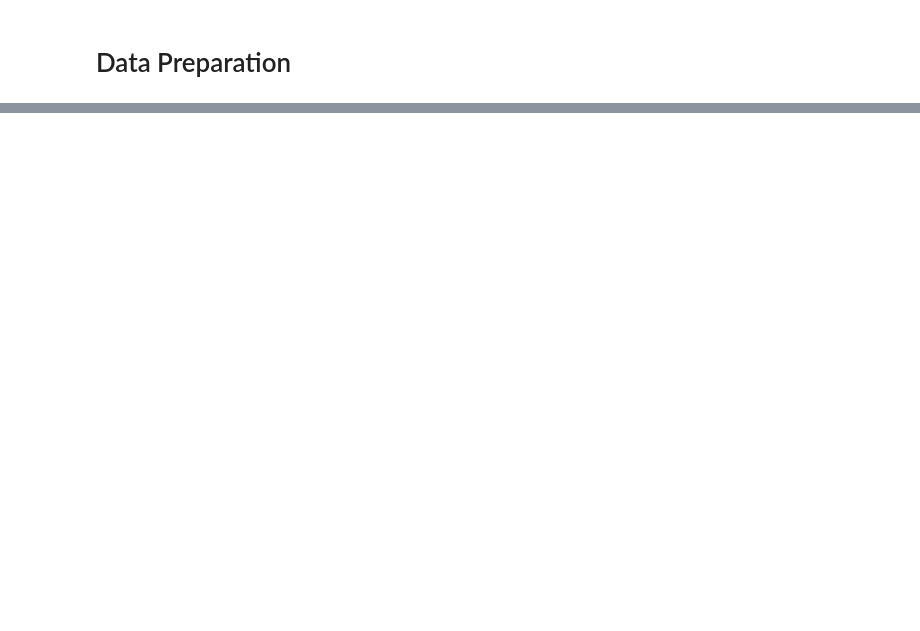
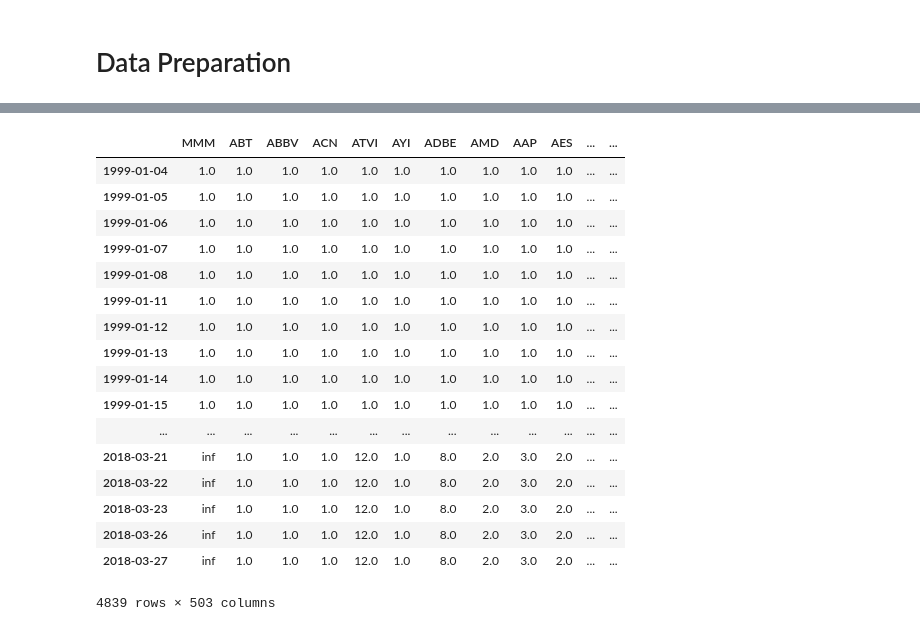
Before and after one commit to AbinavKumar/MLStockPortfolio, a Jupyter notebook: Data/Data Wrangling.ipynb, the cells around one changed output, grey strips where cells are left out. Drawn from its saved outputs; the diff is of its cells as text; code cells hidden in the pictures; blank space fills up the shorter version.

```diff
--- a/Data/Data Wrangling.ipynb
+++ b/Data/Data Wrangling.ipynb
@@ -6,7 +7,7 @@ import quandl
 import time
 # %%
 # Access quandl with API key
-quandl.ApiConfig.api_key = "hCxi5g-8hmVb2oihz2ek"
+quandl.ApiConfig.api_key = "______"
 # %% [markdown]
 I obtained the tickers from a list on [Wikipedia](https://en.wikipedia.org/wiki/List_of_S%26P_500_companies).
 # %%
@@ -216,9 +144,0 @@ stock_splits
-# %%
-def split_factor(splits):
-    splits = splits.tolist()
-    reverse = splits.reverse()
-    for i in range(len(reverse)):
-        if(i != 1):
-            reverse[0:i-1] = reverse[0:i-1]*reverse[[i]]
-    stock_splits = reverse.reverse()
-    return(stock_splits)
@@ -232,0 +145,42 @@ TypeError: unsupported operand type(s) for *: 'int' and 'NoneType'
+# %%
+# Remove closed market days, and account for NaNs
+stock_splits = stock_splits.dropna(axis=0, how='all')
+stock_splits = stock_splits.apply(pd.to_numeric)
+stock_splits = stock_splits.fillna(1)
+# %%
+# Function to create a dataframe of multiplicative factors
+def split_factor(split_ratio):
+    series = np.asarray(split_ratio)
+    split_index = []
+    # Get indices where ratio isn't one
+    for i in range(len(series)):
+        if(series[i] != 1):
+            split_index.append(i)
+    # Start at the last value
+    split_index.reverse()
+    # Multiply all values after the index by the ratio
+    for j in split_index:
+        series[j+1:len(series)] = series[j+1:len(series)]*series[j]
+    return(series)
+# %%
+#
+stock_splits.apply(split_factor)
+# %% [output]
+|  | MMM | ABT | ABBV | ACN | ATVI | AYI | ADBE | AMD | AAP | AES | ... | ... |
+| 1999-01-04 | 1.0 | 1.0 | 1.0 | 1.0 | 1.0 | 1.0 | 1.0 | 1.0 | 1.0 | 1.0 | ... | ... |
+| 1999-01-05 | 1.0 | 1.0 | 1.0 | 1.0 | 1.0 | 1.0 | 1.0 | 1.0 | 1.0 | 1.0 | ... | ... |
+| 1999-01-06 | 1.0 | 1.0 | 1.0 | 1.0 | 1.0 | 1.0 | 1.0 | 1.0 | 1.0 | 1.0 | ... | ... |
+| 1999-01-07 | 1.0 | 1.0 | 1.0 | 1.0 | 1.0 | 1.0 | 1.0 | 1.0 | 1.0 | 1.0 | ... | ... |
+| 1999-01-08 | 1.0 | 1.0 | 1.0 | 1.0 | 1.0 | 1.0 | 1.0 | 1.0 | 1.0 | 1.0 | ... | ... |
+| 1999-01-11 | 1.0 | 1.0 | 1.0 | 1.0 | 1.0 | 1.0 | 1.0 | 1.0 | 1.0 | 1.0 | ... | ... |
+| 1999-01-12 | 1.0 | 1.0 | 1.0 | 1.0 | 1.0 | 1.0 | 1.0 | 1.0 | 1.0 | 1.0 | ... | ... |
+| 1999-01-13 | 1.0 | 1.0 | 1.0 | 1.0 | 1.0 | 1.0 | 1.0 | 1.0 | 1.0 | 1.0 | ... | ... |
+| 1999-01-14 | 1.0 | 1.0 | 1.0 | 1.0 | 1.0 | 1.0 | 1.0 | 1.0 | 1.0 | 1.0 | ... | ... |
+| 1999-01-15 | 1.0 | 1.0 | 1.0 | 1.0 | 1.0 | 1.0 | 1.0 | 1.0 | 1.0 | 1.0 | ... | ... |
+| ... | ... | ... | ... | ... | ... | ... | ... | ... | ... | ... | ... | ... |
+| 2018-03-21 | inf | 1.0 | 1.0 | 1.0 | 12.0 | 1.0 | 8.0 | 2.0 | 3.0 | 2.0 | ... | ... |
+| 2018-03-22 | inf | 1.0 | 1.0 | 1.0 | 12.0 | 1.0 | 8.0 | 2.0 | 3.0 | 2.0 | ... | ... |
+| 2018-03-23 | inf | 1.0 | 1.0 | 1.0 | 12.0 | 1.0 | 8.0 | 2.0 | 3.0 | 2.0 | ... | ... |
+| 2018-03-26 | inf | 1.0 | 1.0 | 1.0 | 12.0 | 1.0 | 8.0 | 2.0 | 3.0 | 2.0 | ... | ... |
+| 2018-03-27 | inf | 1.0 | 1.0 | 1.0 | 12.0 | 1.0 | 8.0 | 2.0 | 3.0 | 2.0 | ... | ... |
+4839 rows × 503 columns
```
Also changed, not shown: parts of 25 cells of this notebook, 3 other files.
